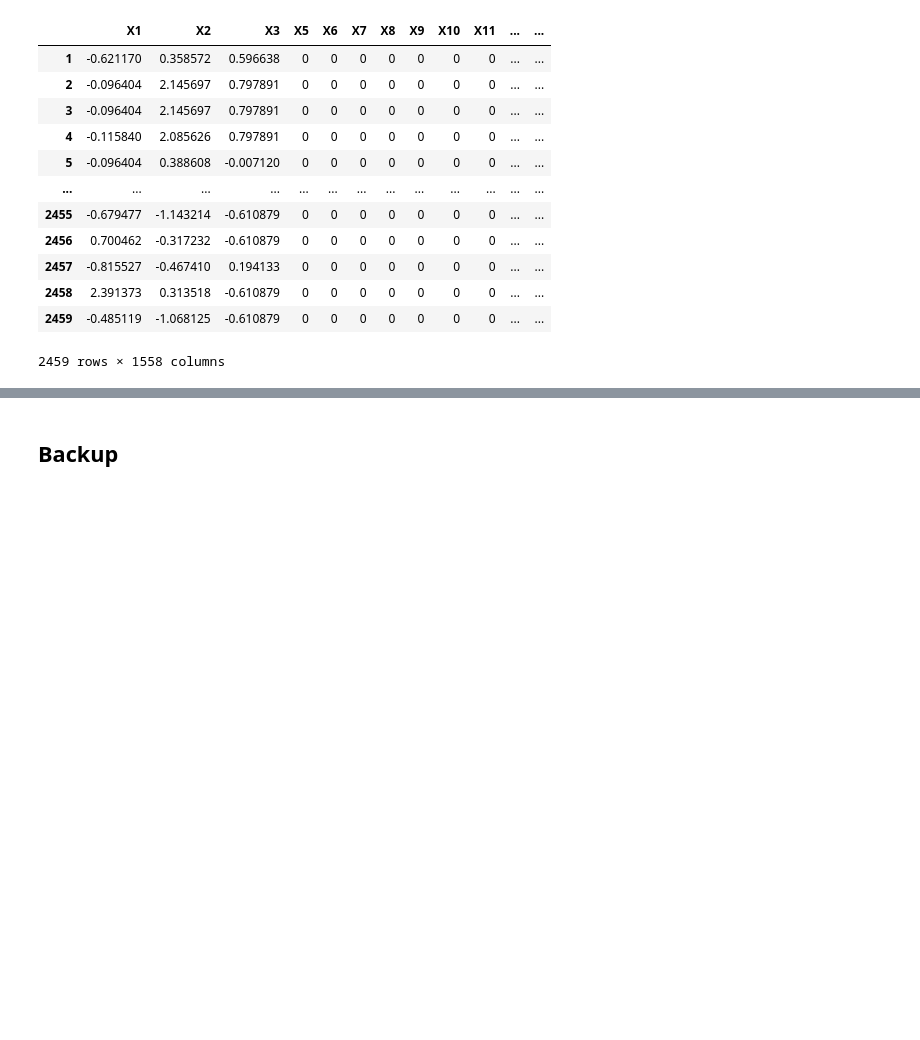
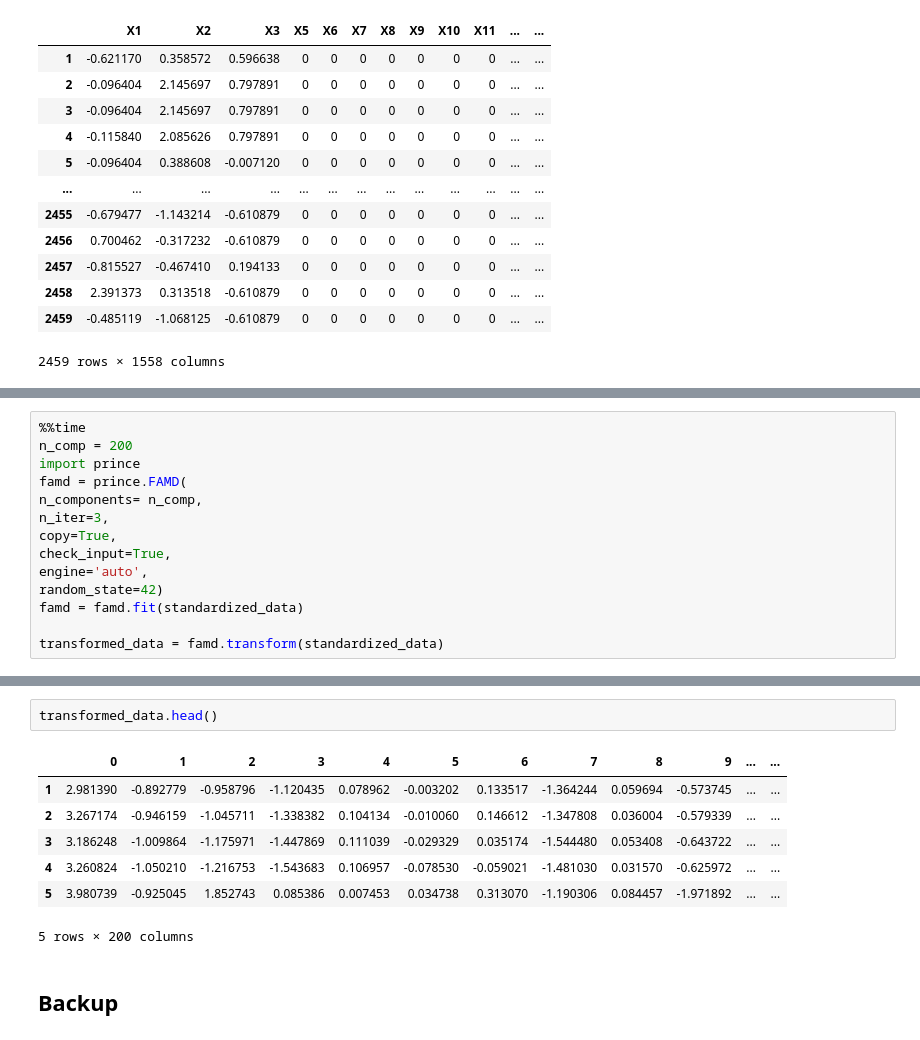
Before and after one commit to cedricsoares/cnam-sta211-entreposage-et-fouille-de-donnees-projet-final, a Jupyter notebook: exploration.ipynb, the cells around one changed output, grey strips where cells are left out. Cells and saved outputs as stored; diff of their text form; blank space fills up the shorter version.

```diff
--- a/exploration.ipynb
+++ b/exploration.ipynb
@@ -477,0 +511,14 @@ Vu que nous avons des variables à la foi continue et binaire, nous utilisons un
+# %%
+%%time
+n_comp = 200
+import prince
+famd = prince.FAMD(
+n_components= n_comp,
+n_iter=3,
+copy=True,
+check_input=True,
+engine='auto',
+random_state=42)
+famd = famd.fit(standardized_data)
+
+transformed_data = famd.transform(standardized_data)
@@ -478,3 +528,13 @@ Vu que nous avons des variables à la foi continue et binaire, nous utilisons un
+# %%
+transformed_data.head()
+# %% [output]
+|  | 0 | 1 | 2 | 3 | 4 | 5 | 6 | 7 | 8 | 9 | ... | ... |
+| 1 | 2.981390 | -0.892779 | -0.958796 | -1.120435 | 0.078962 | -0.003202 | 0.133517 | -1.364244 | 0.059694 | -0.573745 | ... | ... |
+| 2 | 3.267174 | -0.946159 | -1.045711 | -1.338382 | 0.104134 | -0.010060 | 0.146612 | -1.347808 | 0.036004 | -0.579339 | ... | ... |
+| 3 | 3.186248 | -1.009864 | -1.175971 | -1.447869 | 0.111039 | -0.029329 | 0.035174 | -1.544480 | 0.053408 | -0.643722 | ... | ... |
+| 4 | 3.260824 | -1.050210 | -1.216753 | -1.543683 | 0.106957 | -0.078530 | -0.059021 | -1.481030 | 0.031570 | -0.625972 | ... | ... |
+| 5 | 3.980739 | -0.925045 | 1.852743 | 0.085386 | 0.007453 | 0.034738 | 0.313070 | -1.190306 | 0.084457 | -1.971892 | ... | ... |
+5 rows × 200 columns
 # %% [markdown]
 ## Backup
 # %%
```
Also changed, not shown: parts of 6 cells of this notebook.
